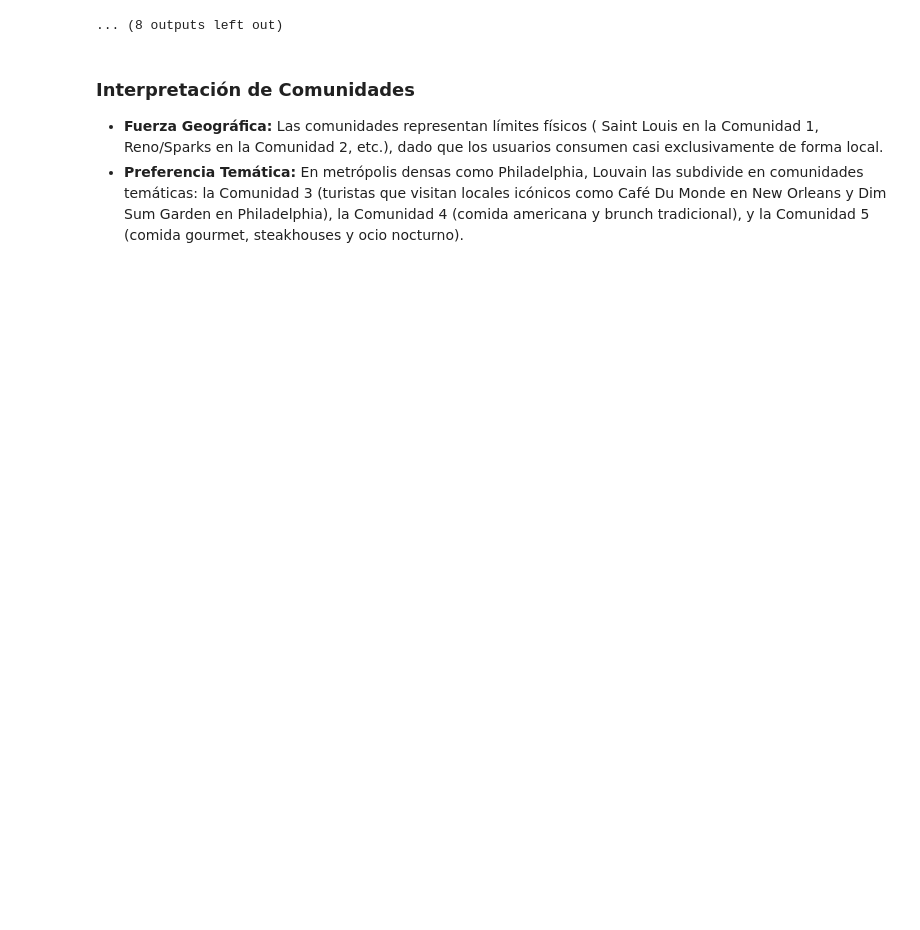
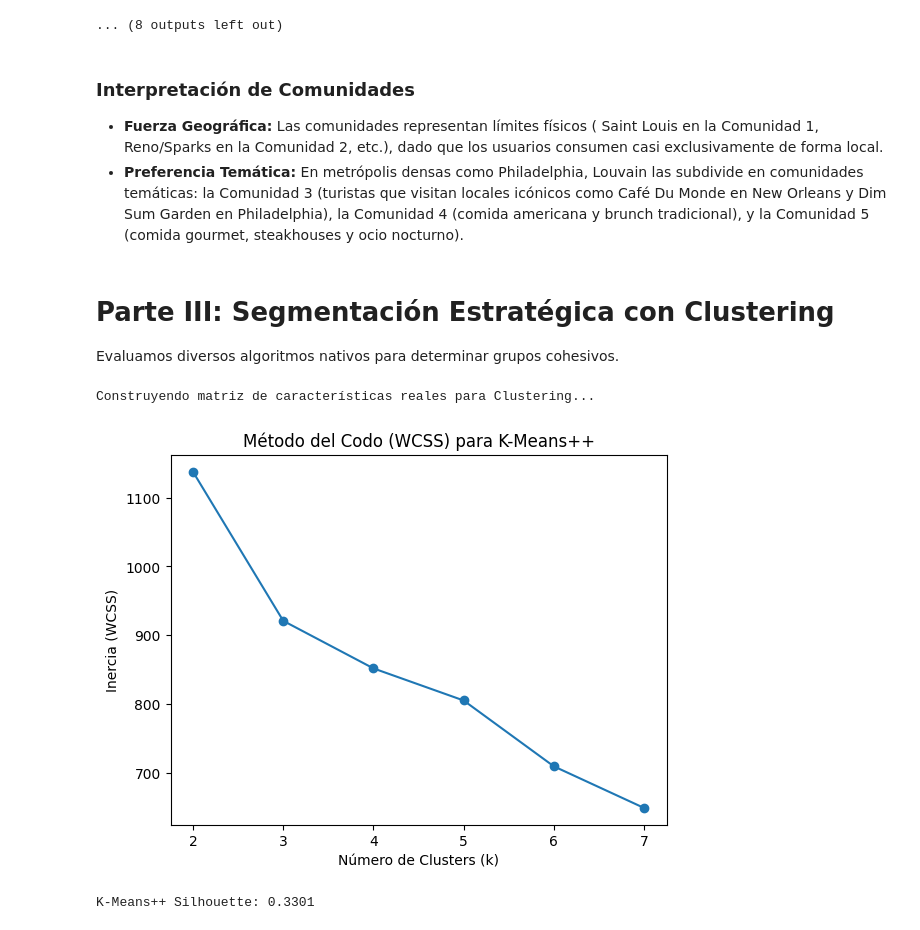
Before and after one commit to LeoIsidro/Proyecto2-DataMining, a Jupyter notebook: Proyecto2.ipynb, the cells around one changed output. Saved outputs shown, nothing was run; the diff lists cells and outputs as text; code cells hidden in the pictures; blank space fills up the shorter version.

Commit message:
Add: parte III y parte IV

```diff
--- a/Proyecto2.ipynb
+++ b/Proyecto2.ipynb
@@ -332,3 +332,56 @@ COMUNIDAD 3 (ID: 19481)
 ### Interpretación de Comunidades
 - **Fuerza Geográfica:** Las comunidades representan límites físicos ( Saint Louis en la Comunidad 1, Reno/Sparks en la Comunidad 2, etc.), dado que los usuarios consumen casi exclusivamente de forma local.
 - **Preferencia Temática:** En metrópolis densas como Philadelphia, Louvain las subdivide en comunidades temáticas: la Comunidad 3 (turistas que visitan locales icónicos como Café Du Monde en New Orleans y Dim Sum Garden en Philadelphia), la Comunidad 4 (comida americana y brunch tradicional), y la Comunidad 5 (comida gourmet, steakhouses y ocio nocturno).
+# %% [markdown]
+# Parte III: Segmentación Estratégica con Clustering
+Evaluamos diversos algoritmos nativos para determinar grupos cohesivos.
+# %%
+from implementaciones.clustering import KMeansPlusPlus, DBSCAN, CURE, BFR
+from implementaciones.clustering import compute_silhouette, purity_score, normalized_mutual_information, compute_k_distance
+import numpy as np
+import matplotlib.pyplot as plt
+
+print("Construyendo matriz de características reales para Clustering...")
+# Extraer negocios más frecuentes
+top_items_clust = sample_df['business_id'].value_counts().head(1500).index
+top_business_clust = df_business[df_business['business_id'].isin(top_items_clust)]
+
+# Construir features rudimentarios a partir de conteo de estrellas y reviews para clustering
+# o utilizar categorías top
+all_cats = set([c.strip() for cats in top_business_clust['categories'].dropna().str.split(',') for c in cats if c.strip()])
+top_cats = list(all_cats)[:20]
+
+X = np.zeros((len(top_items_clust), len(top_cats) + 2)) # Categorias + stars + review_count
+y_true = np.zeros(len(top_items_clust), dtype=int) # No hay truth absoluto en no supervisado, usaremos 'stars' redondeado
+
+for i, (_, row) in enumerate(top_business_clust.iterrows()):
+    X[i, 0] = row.get('stars', 0)
+    X[i, 1] = row.get('review_count', 0) / 1000.0 # Normalizado simple
+    cats = [c.strip() for c in str(row.get('categories', '')).split(',')]
+    for j, cat in enumerate(top_cats):
+        if cat in cats:
+            X[i, j+2] = 1.0
+
+    y_true[i] = int(row.get('stars', 3)) - 1
+
+# 1. K-Means++ y Método del Codo
+inertias = []
+K_range = range(2, 8)
+for k in K_range:
+    km = KMeansPlusPlus(k=k, max_iters=50)
+    km.fit(X)
+    inertias.append(km.inertia_)
+
+plt.plot(K_range, inertias, marker='o')
+plt.title('Método del Codo (WCSS) para K-Means++')
+plt.xlabel('Número de Clusters (k)')
+plt.ylabel('Inercia (WCSS)')
+plt.show()
+
+km_opt = KMeansPlusPlus(k=5)
+km_opt.fit(X)
+print(f"K-Means++ Silhouette: {compute_silhouette(X, km_opt.labels_):.4f}")
+# %% [output]
+Construyendo matriz de características reales para Clustering...
+[figure, added]
+K-Means++ Silhouette: 0.3301
```
Also changed, not shown: parts of 11 cells of this notebook, 5 other files.
